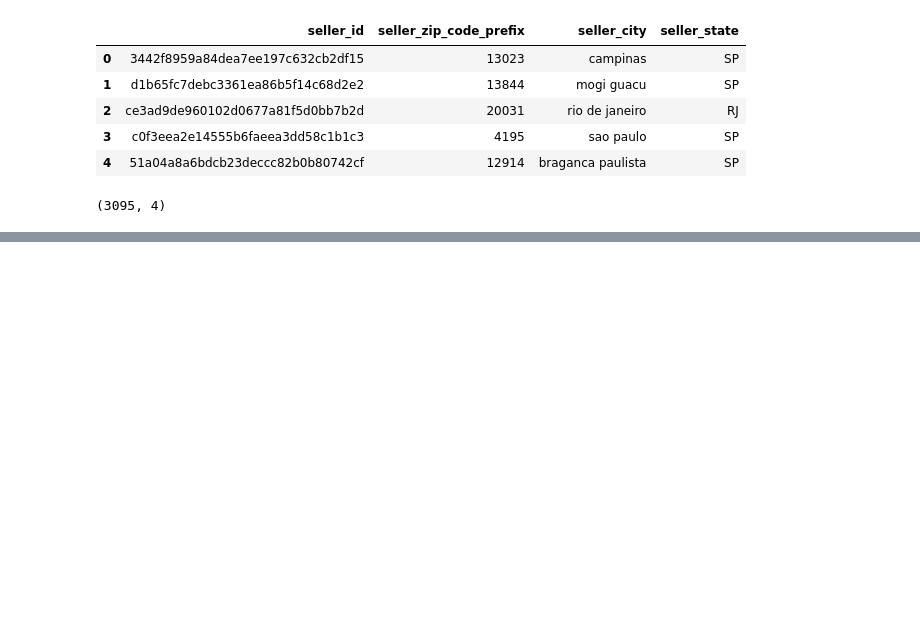
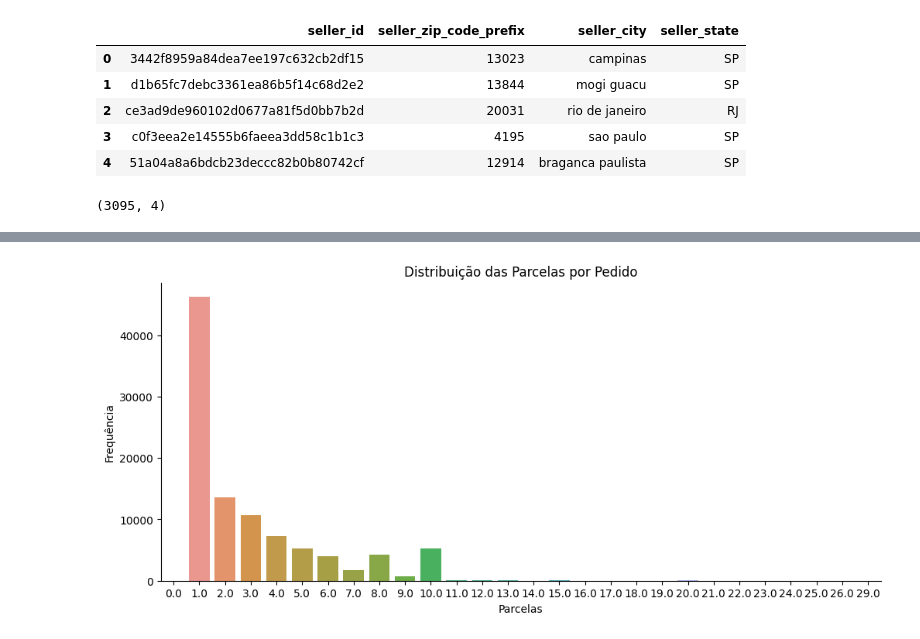
Before and after one commit to allmeidaapedro/Olist-Analysis, a Jupyter notebook: eda.ipynb, the cells around one changed output, grey strips where cells are left out. Saved outputs shown, nothing was run; the diff lists cells and outputs as text; code cells hidden in the pictures; blank space fills up the shorter version.

```diff
--- a/eda.ipynb
+++ b/eda.ipynb
@@ -249,0 +561,11 @@ df = ord_cust_prod_pay.copy()
+# %%
+fig, ax = plt.subplots(figsize=(12, 5))
+ax = sns.countplot(data=order_data, x='payment_installments')
+ax.set_title('Distribuição das Parcelas por Pedido')
+ax.set_xlabel('Parcelas')
+ax.set_ylabel('Frequência')
+ax.spines['right'].set_visible(False)
+ax.spines['top'].set_visible(False)
+plt.show()
+# %% [output]
+[figure, added]
```
Also changed, not shown: parts of 69 cells of this notebook.
